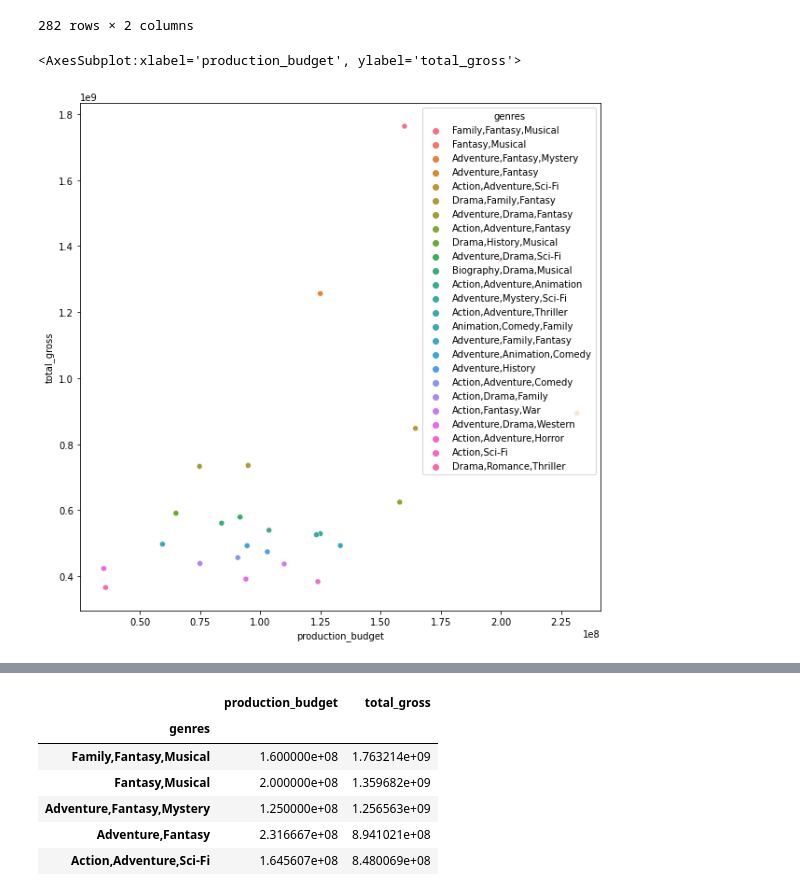
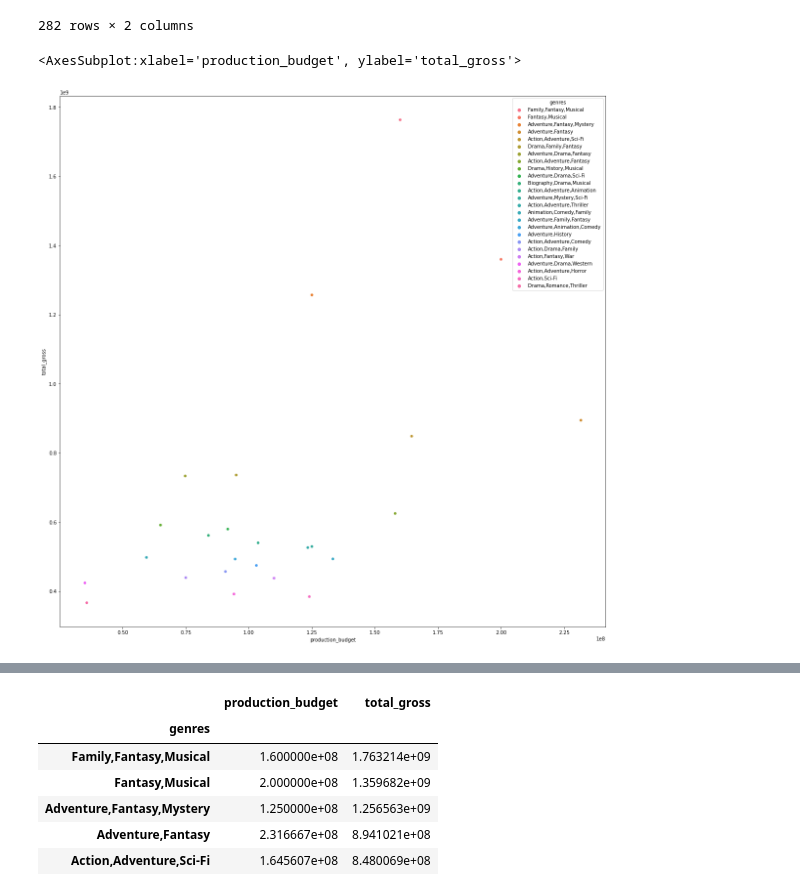
Before and after one commit to anguyen61191/MovieDataProject, a Jupyter notebook: RoughDraftProject1.ipynb, the cells around one changed output, grey strips where cells are left out. Drawn from its saved outputs; the diff is of its cells as text; code cells hidden in the pictures.

```diff
--- a/RoughDraftProject1.ipynb
+++ b/RoughDraftProject1.ipynb
@@ -1014,8 +1098,8 @@ df_genre_average
 | Western | 3000000.0 | 1.743620e+05 |
 282 rows × 2 columns
 # %%
-fix, ax = plt.subplots(figsize = (10,10))
+fix, ax = plt.subplots(figsize = (20,20))
 sns.scatterplot(x = 'production_budget', y = 'total_gross',hue = 'genres', data = df_genre_average.sort_values('total_gross',ascending = False).head(25))
 # %% [output]
 <AxesSubplot:xlabel='production_budget', ylabel='total_gross'>
-[figure, old version]
+[figure, new version]
```
Also changed, not shown: parts of 42 cells of this notebook.
